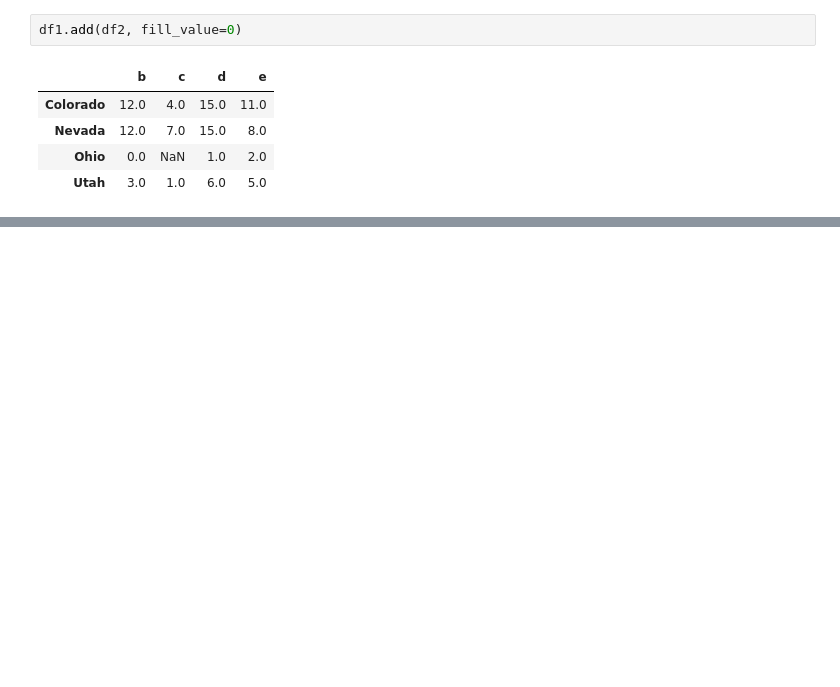
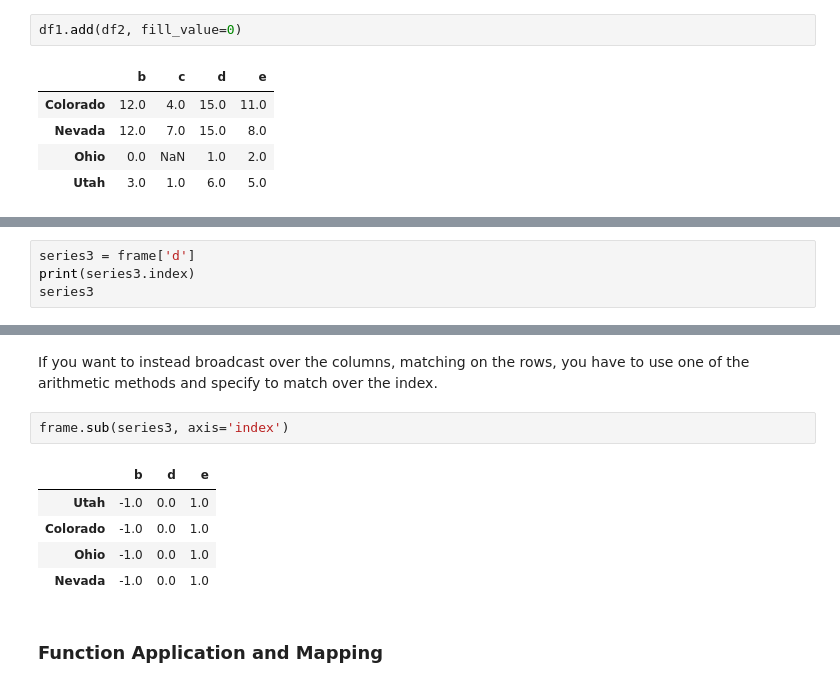
Before and after one commit to Mountain-Biker/pydata-book-practice, a Jupyter notebook: chapter5.ipynb, the cells around one changed output, grey strips where cells are left out. Drawn from its saved outputs; the diff is of its cells as text; blank space fills up the shorter version.

```diff
--- a/chapter5.ipynb
+++ b/chapter5.ipynb
@@ -794,0 +833,4 @@ df1.add(df2, fill_value=0)
+# %%
+series3 = frame['d']
+print(series3.index)
+series3
@@ -794,0 +845,12 @@ df1.add(df2, fill_value=0)
+# %% [markdown]
+If you want to instead broadcast over the columns, matching on the rows, you have to use one of the arithmetic methods and specify to match over the index.
+# %%
+frame.sub(series3, axis='index')
+# %% [output]
+|  | b | d | e |
+| Utah | -1.0 | 0.0 | 1.0 |
+| Colorado | -1.0 | 0.0 | 1.0 |
+| Ohio | -1.0 | 0.0 | 1.0 |
+| Nevada | -1.0 | 0.0 | 1.0 |
+# %% [markdown]
+### Function Application and Mapping
```
Also changed, not shown: parts of 9 cells of this notebook.
